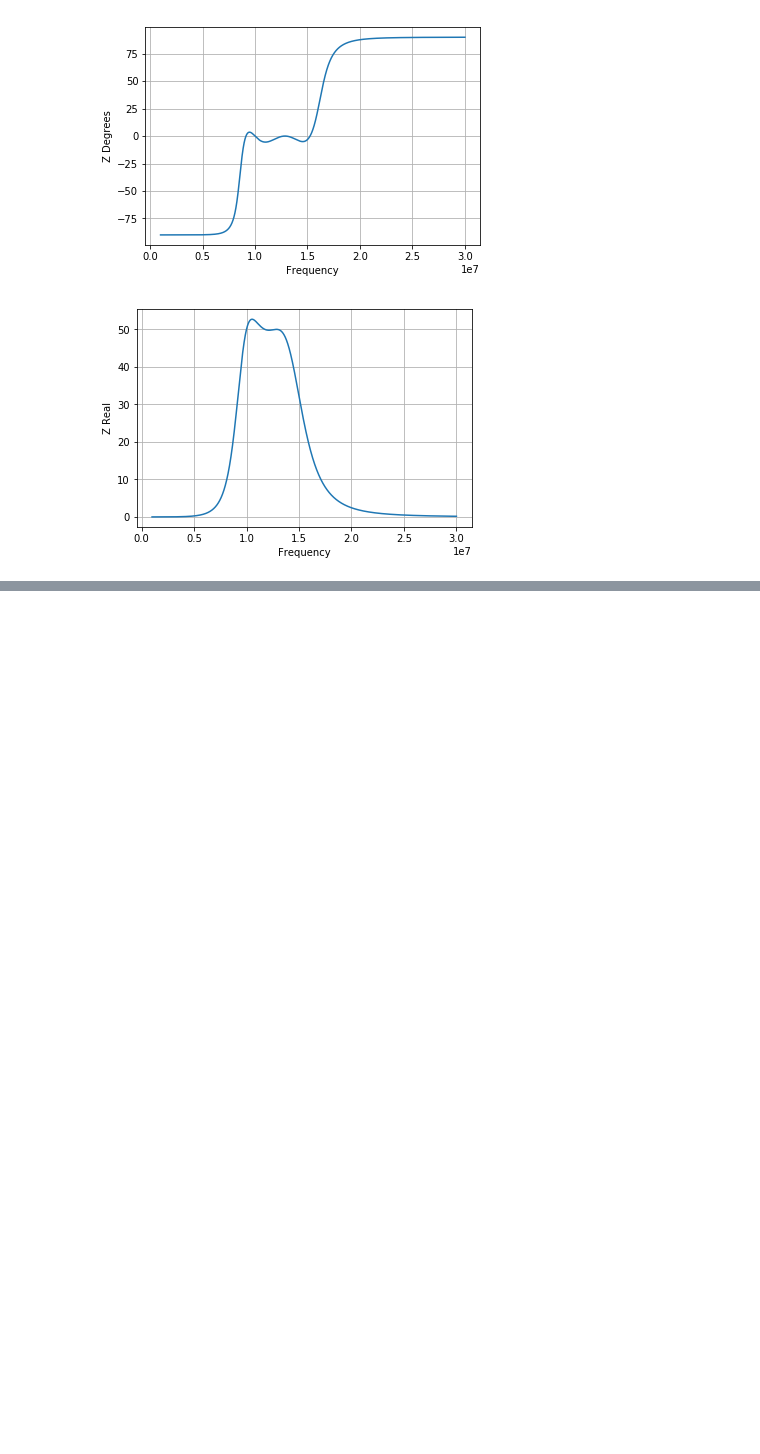
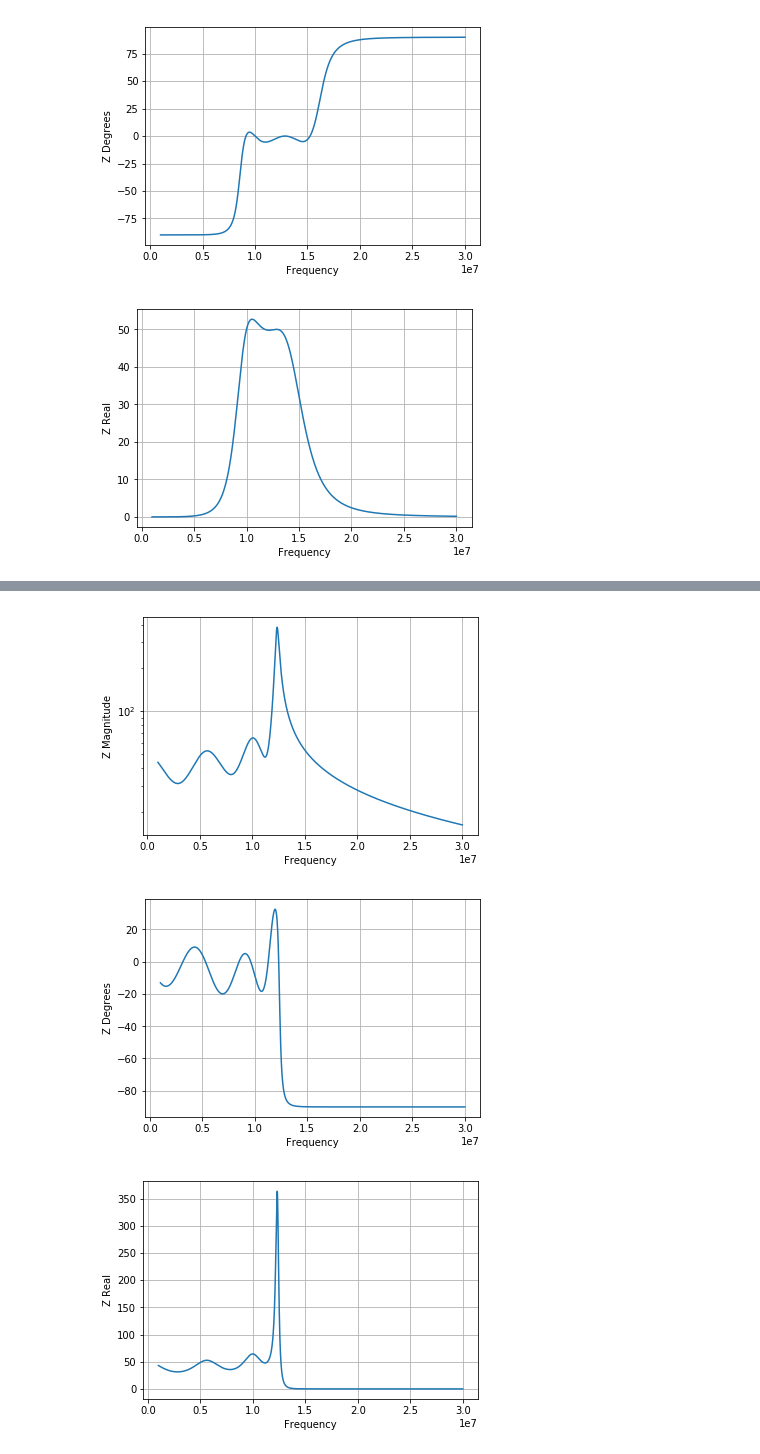
Before and after one commit to ttdoucet/impedance, a Jupyter notebook: impedance.ipynb, the cells around one changed output, grey strips where cells are left out. Cells and saved outputs as stored; diff of their text form; code cells hidden in the pictures; blank space fills up the shorter version.

```diff
--- a/impedance.ipynb
+++ b/impedance.ipynb
@@ -239,0 +271,6 @@ def Attenuator(load):
+# %%
+zplots(LPF_8_16_LO)
+# %% [output]
+[figure, added]
+[figure, added]
+[figure, added]
```
Also changed, not shown: parts of 3 cells of this notebook.
